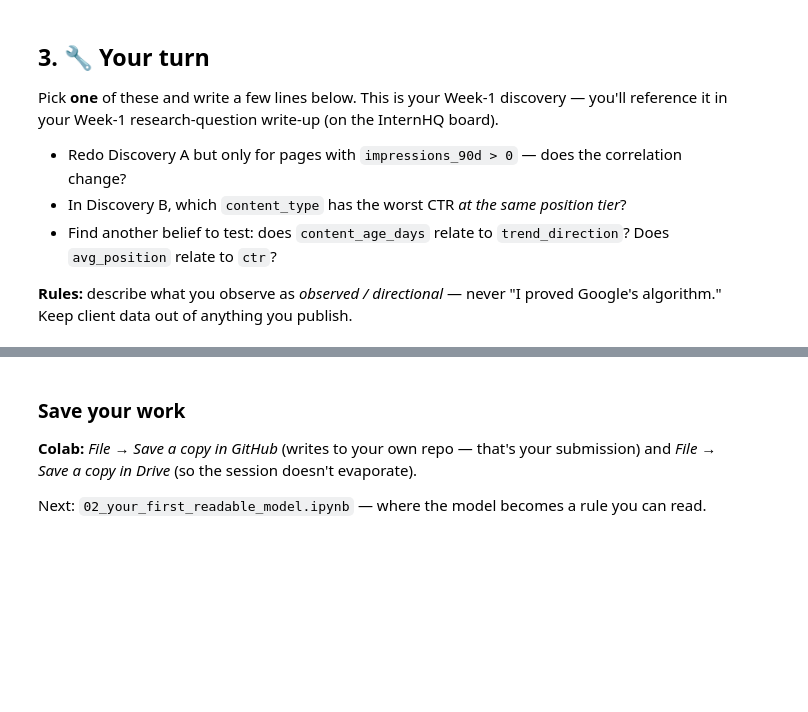
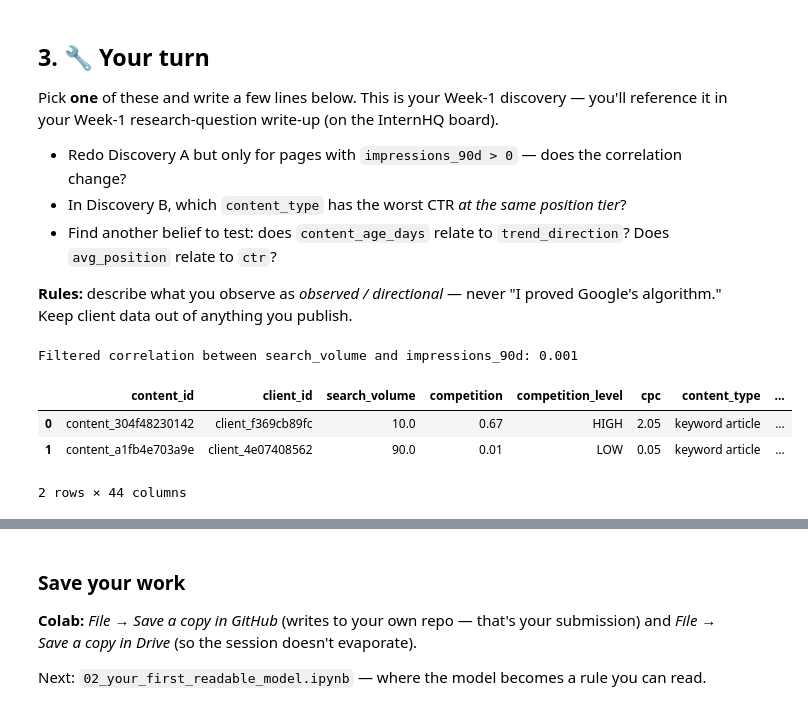
Before and after one commit to maryamkhan68/flyrank-ml-internship, a Jupyter notebook: notebooks/01_first_look_and_discovery.ipynb, the cells around one changed output, grey strips where cells are left out. Cells and saved outputs as stored; diff of their text form; code cells hidden in the pictures; blank space fills up the shorter version.

```diff
--- a/notebooks/01_first_look_and_discovery.ipynb
+++ b/notebooks/01_first_look_and_discovery.ipynb
@@ -101,0 +156,14 @@ Pick **one** of these and write a few lines below. This is your Week-1 discovery
+# %%
+# Your discovery here
+
+df2 = df[df["impressions_90d"] > 0]
+
+corr2 = df2["search_volume"].corr(df2["impressions_90d"])
+print("Filtered correlation between search_volume and impressions_90d:", round(corr2, 3))
+df.head(2)
+# %% [output]
+Filtered correlation between search_volume and impressions_90d: 0.001
+|  | content_id | client_id | search_volume | competition | competition_level | cpc | content_type | ... |
+| 0 | content_304f48230142 | client_f369cb89fc | 10.0 | 0.67 | HIGH | 2.05 | keyword article | ... |
+| 1 | content_a1fb4e703a9e | client_4e07408562 | 90.0 | 0.01 | LOW | 0.05 | keyword article | ... |
+2 rows × 44 columns
```
Also changed, not shown: parts of 10 cells of this notebook.
